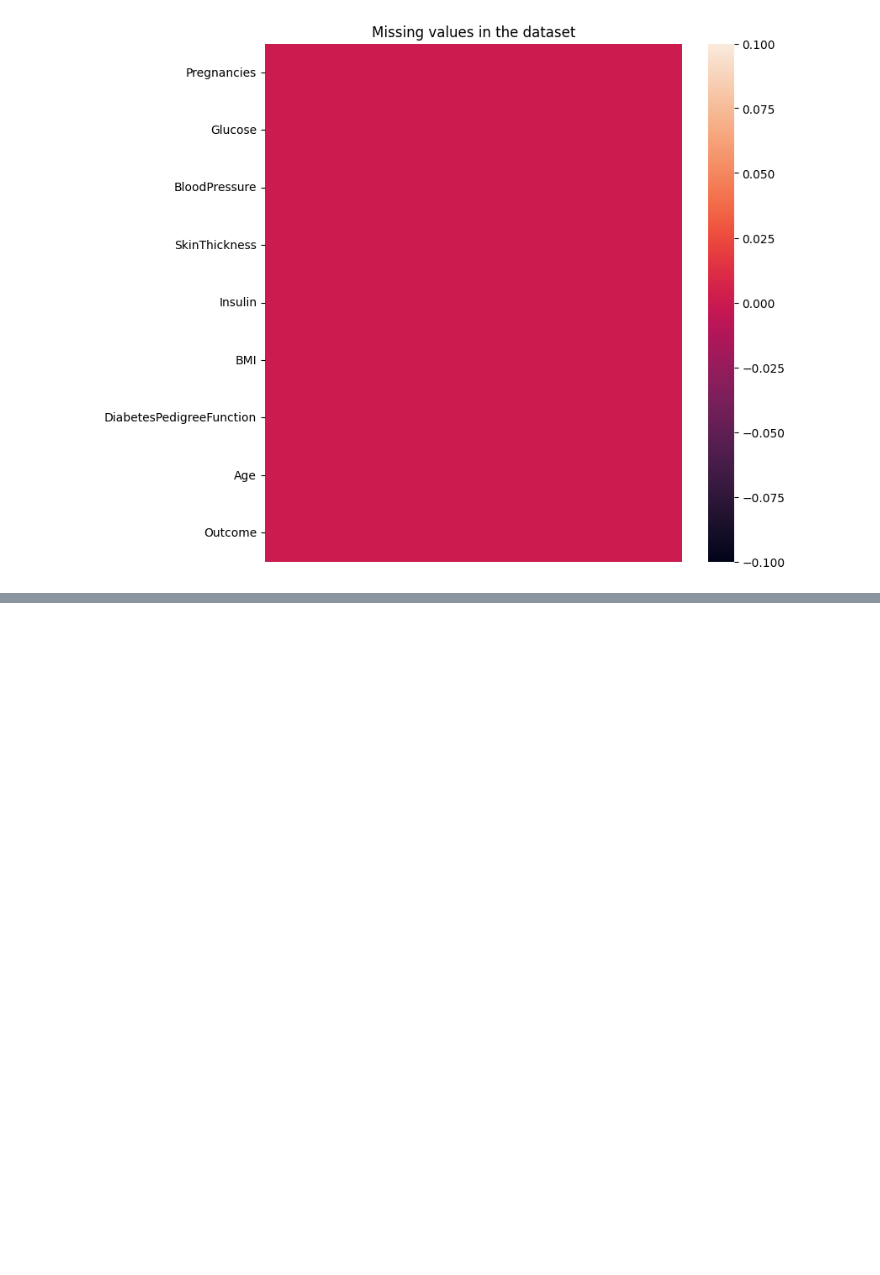
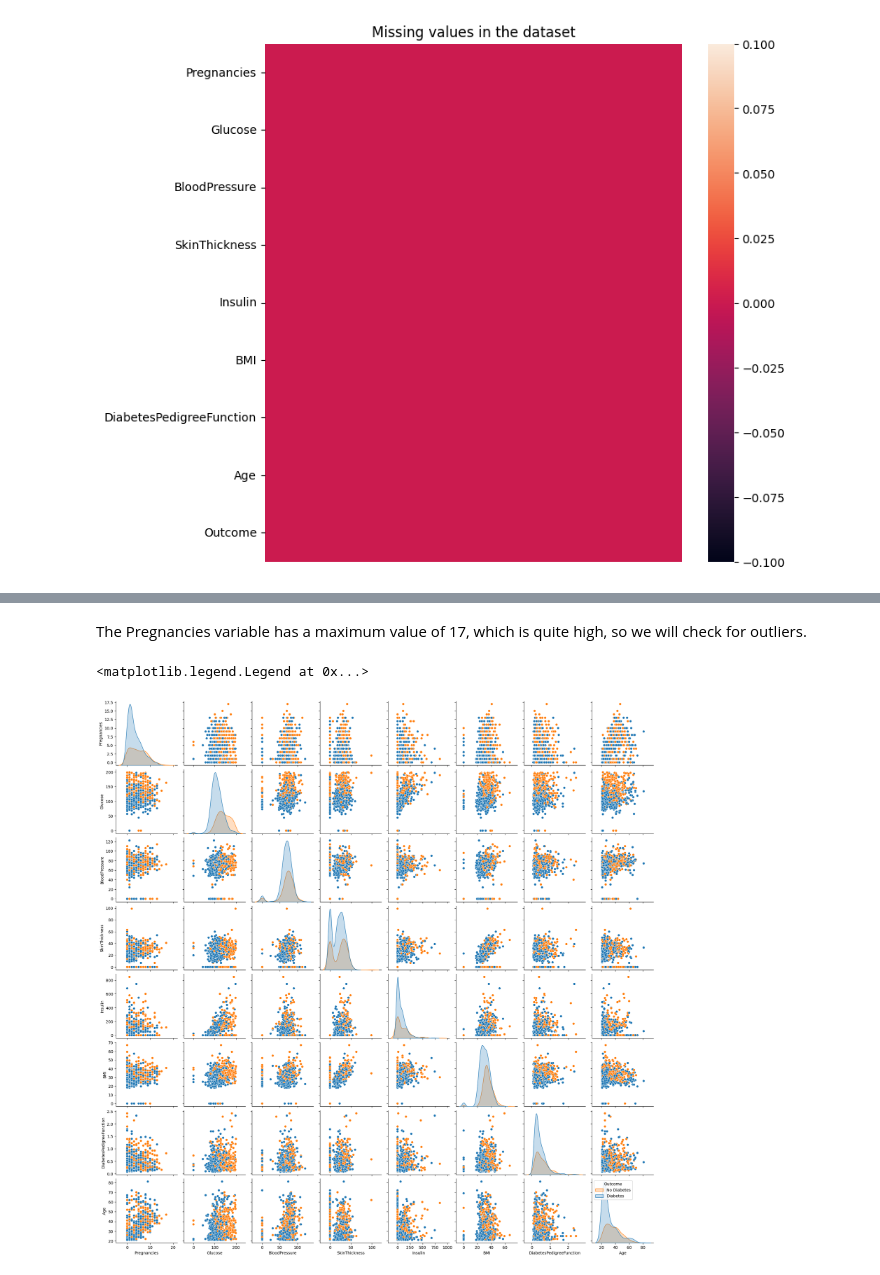
Before and after one commit to JuanDa14Sa/Diabetes-prediction, a Jupyter notebook: diabetes_prediction.ipynb, the cells around one changed output, grey strips where cells are left out. Saved outputs shown, nothing was run; the diff lists cells and outputs as text; code cells hidden in the pictures; blank space fills up the shorter version.

Commit message:
Pairplot added

```diff
--- a/diabetes_prediction.ipynb
+++ b/diabetes_prediction.ipynb
@@ -64,3 +66,13 @@ diabetes_data.describe()
 | 50% | 3.000000 | 117.000000 | 72.000000 | 23.000000 | 30.500000 | 32.000000 | 0.372500 | 29.000000 | ... |
 | 75% | 6.000000 | 140.250000 | 80.000000 | 32.000000 | 127.250000 | 36.600000 | 0.626250 | 41.000000 | ... |
 | max | 17.000000 | 199.000000 | 122.000000 | 99.000000 | 846.000000 | 67.100000 | 2.420000 | 81.000000 | ... |
+# %% [markdown]
+The Pregnancies variable has a maximum value of 17, which is quite high, so we will check for outliers.
+# %%
+fig = sns.pairplot(diabetes_data, hue='Outcome')
+fig._legend.remove()
+#plt.legend([],[], frameon=False)
+plt.legend(title='Outcome', loc=2, labels=['No Diabetes', 'Diabetes'], prop={'size': 10})
+# %% [output]
+<matplotlib.legend.Legend at 0x...>
+[figure, added]
```
Also changed, not shown: parts of 2 cells of this notebook.
